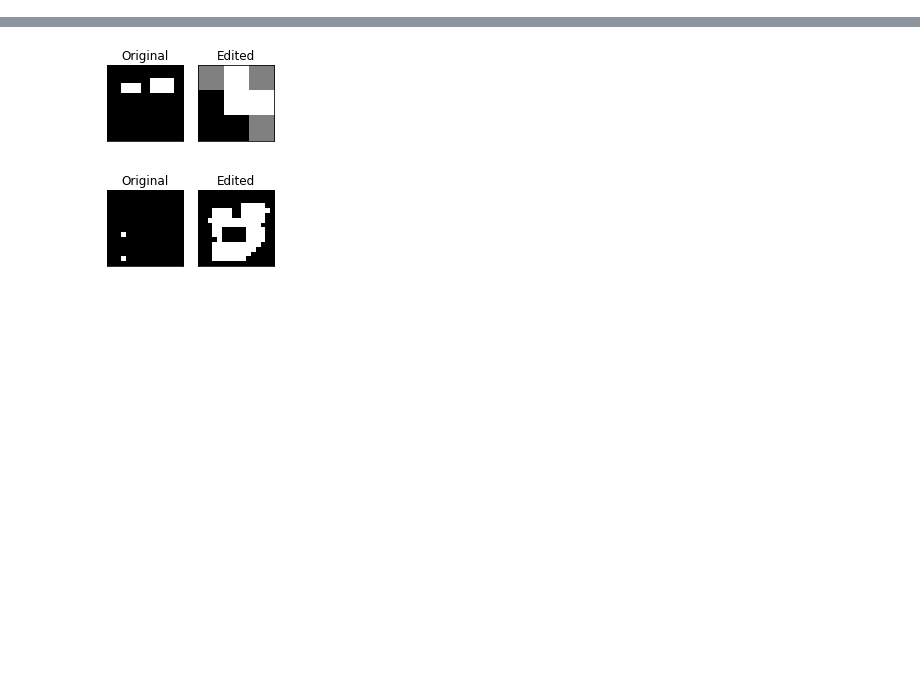
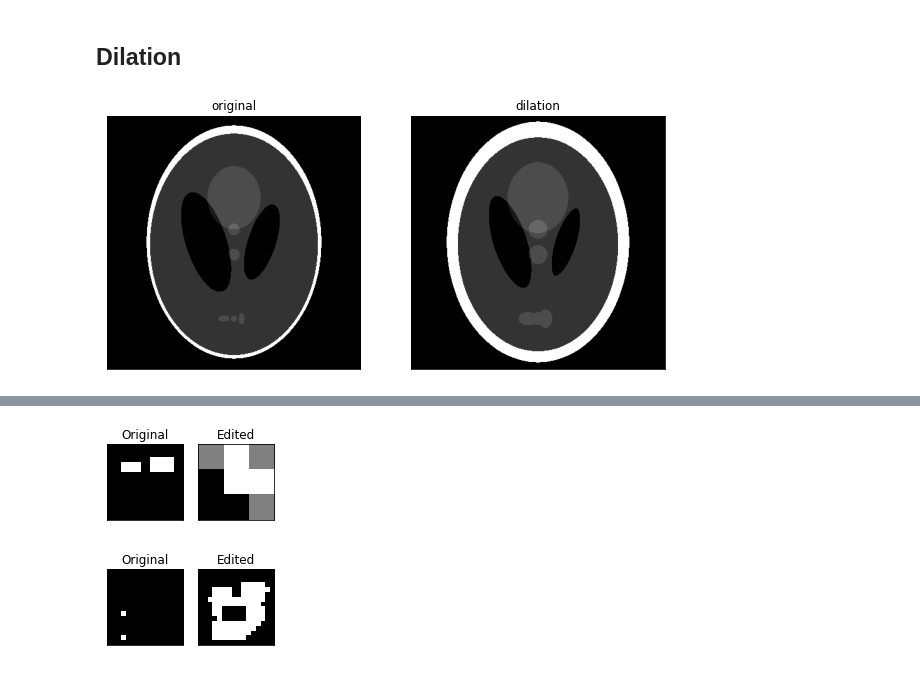
Before and after one commit to waltermayor/DigitalImageProcessing_colab, a Jupyter notebook: clase8_morfologia.ipynb, the cells around one changed output, grey strips where cells are left out. Cells and saved outputs as stored; diff of their text form; code cells hidden in the pictures; blank space fills up the shorter version.

```diff
--- a/clase8_morfologia.ipynb
+++ b/clase8_morfologia.ipynb
@@ -49,0 +73,7 @@ def displayGray2(a, b,title1 = "Original", title2 = "Edited"):
+# %% [markdown]
+## **Dilation**
+# %%
+dilated = dilation(orig_phantom, selem)
+displayGray2(orig_phantom, dilated,"original",'dilation')
+# %% [output]
+[figure, added]
```
Also changed, not shown: parts of 16 cells of this notebook.
